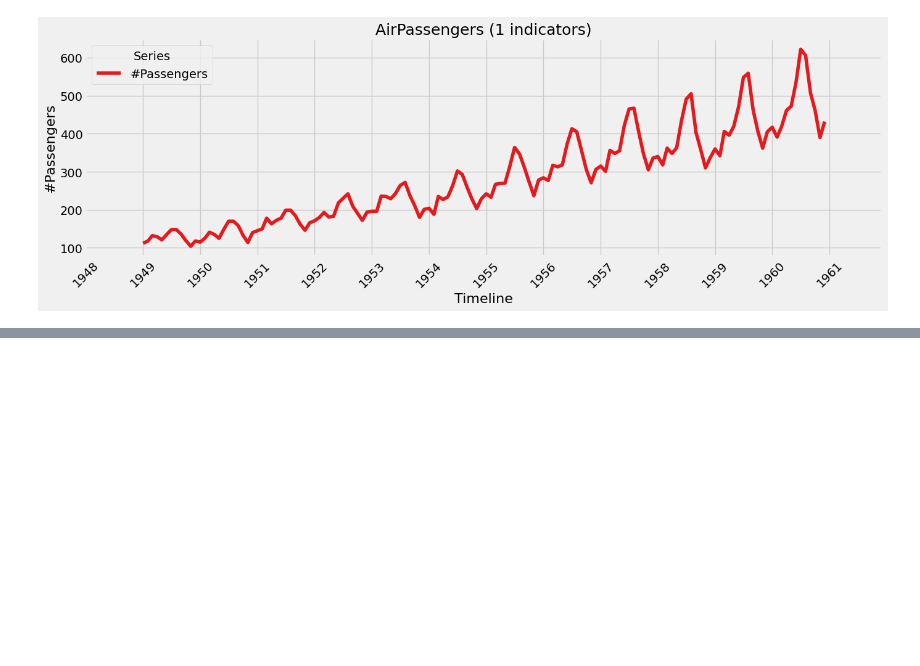
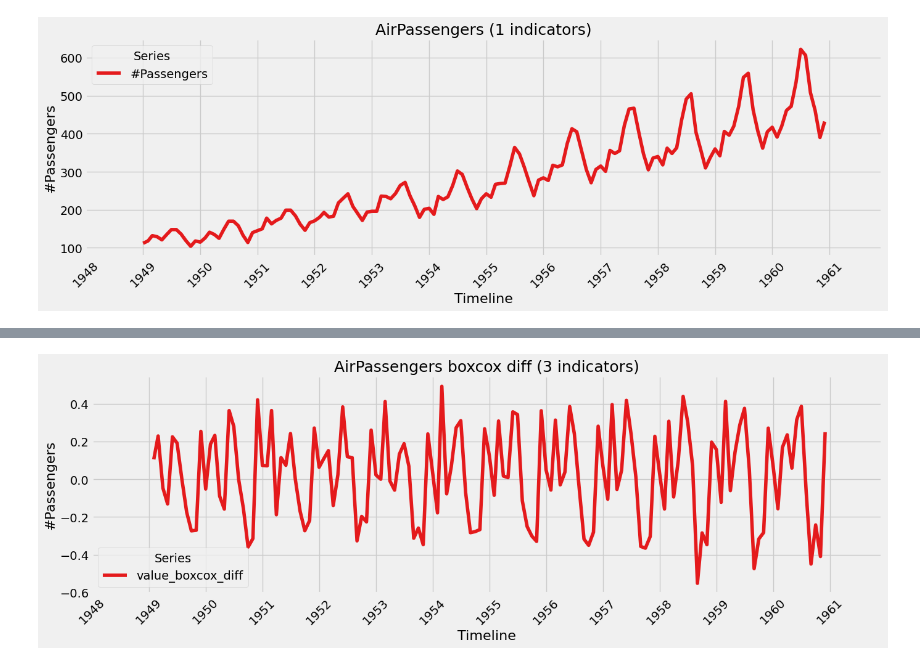
Before and after one commit to DucTrung1802/master-thesis, a Jupyter notebook: src/visualization/arima_visualization.ipynb, the cells around one changed output, grey strips where cells are left out. Cells and saved outputs as stored; diff of their text form; code cells hidden in the pictures; blank space fills up the shorter version.

```diff
--- a/src/visualization/arima_visualization.ipynb
+++ b/src/visualization/arima_visualization.ipynb
@@ -83,0 +106,14 @@ look-up table. The actual p-value is smaller than the p-value returned.
+# %%
+df["value_boxcox_diff"] = df["value_boxcox"].diff()
+my_visualizer.plot_lines_chart(
+    df,
+    x_column="Month",
+    y_columns=["value_boxcox_diff"],
+    title="AirPassengers boxcox diff",
+    y_axis_title=value_column_name,
+    y_unit="",
+    prefix_figure_name="AirPassengers boxcox diff",
+    marker=None,
+)
+# %% [output]
+[figure, added]
```
Also changed, not shown: parts of 19 cells of this notebook, 13 other files.
